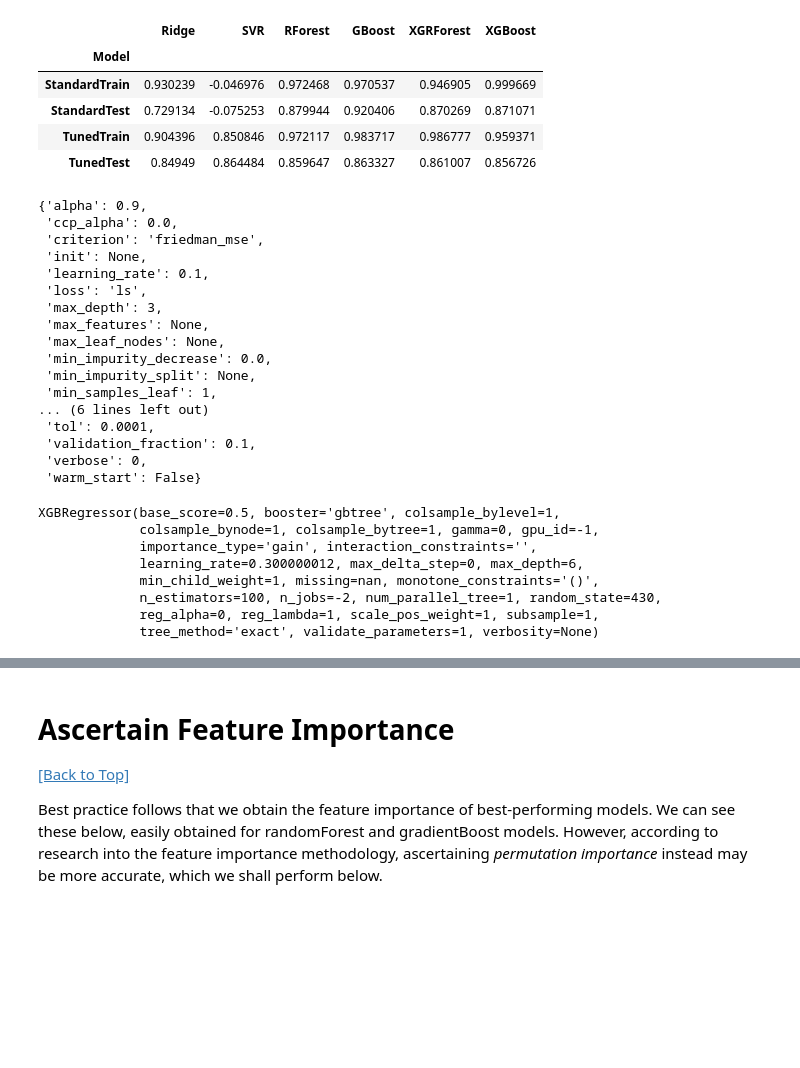
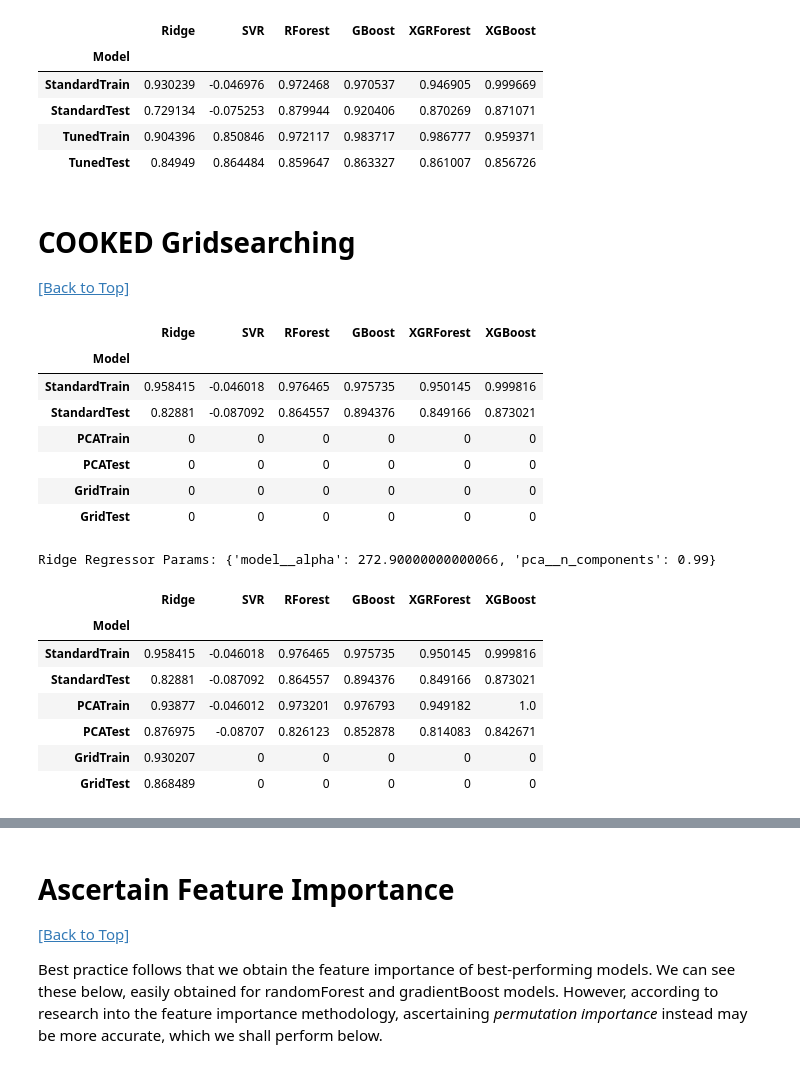
Before and after one commit to BaroqBard/IowaHousingPredictions, a Jupyter notebook: Iowa Housing Project - II. Modeling & Analysis.ipynb, the cells around one changed output, grey strips where cells are left out. Drawn from its saved outputs; the diff is of its cells as text; code cells hidden in the pictures; blank space fills up the shorter version.

```diff
--- a/Iowa Housing Project - II. Modeling & Analysis.ipynb
+++ b/Iowa Housing Project - II. Modeling & Analysis.ipynb
@@ -394,34 +569,52 @@ XGBooster Params: {'model__gamma': 0, 'model__max_depth': 2, 'model__n_estimator
 | StandardTest | 0.729134 | -0.075253 | 0.879944 | 0.920406 | 0.870269 | 0.871071 |
 | TunedTrain | 0.904396 | 0.850846 | 0.972117 | 0.983717 | 0.986777 | 0.959371 |
 | TunedTest | 0.84949 | 0.864484 | 0.859647 | 0.863327 | 0.861007 | 0.856726 |
-# %%
-gradientBoost.get_params()
-# %% [output]
-{'alpha': 0.9,
- 'ccp_alpha': 0.0,
- 'criterion': 'friedman_mse',
- 'init': None,
- 'learning_rate': 0.1,
- 'loss': 'ls',
- 'max_depth': 3,
- 'max_features': None,
- 'max_leaf_nodes': None,
- 'min_impurity_decrease': 0.0,
- 'min_impurity_split': None,
- 'min_samples_leaf': 1,
-... (6 lines left out)
- 'tol': 0.0001,
- 'validation_fraction': 0.1,
- 'verbose': 0,
- 'warm_start': False}
-# %%
-xgBooster
-# %% [output]
-XGBRegressor(base_score=0.5, booster='gbtree', colsample_bylevel=1,
-             colsample_bynode=1, colsample_bytree=1, gamma=0, gpu_id=-1,
-             importance_type='gain', interaction_constraints='',
-             learning_rate=0.300000012, max_delta_step=0, max_depth=6,
-             min_child_weight=1, missing=nan, monotone_constraints='()',
-             n_estimators=100, n_jobs=-2, num_parallel_tree=1, random_state=430,
-             reg_alpha=0, reg_lambda=1, scale_pos_weight=1, subsample=1,
-             tree_method='exact', validate_parameters=1, verbosity=None)
+# %% [markdown]
+# COOKED Gridsearching
+[[Back to Top]](#Iowa-Housing-Pricing:-Modeling-&-Analysis)
+# %%
+cooked_resul.head(6)
+# %% [output]
+|  | Ridge | SVR | RForest | GBoost | XGRForest | XGBoost |
+| Model |  |  |  |  |  |  |
+| StandardTrain | 0.958415 | -0.046018 | 0.976465 | 0.975735 | 0.950145 | 0.999816 |
+| StandardTest | 0.82881 | -0.087092 | 0.864557 | 0.894376 | 0.849166 | 0.873021 |
+| PCATrain | 0 | 0 | 0 | 0 | 0 | 0 |
+| PCATest | 0 | 0 | 0 | 0 | 0 | 0 |
+| GridTrain | 0 | 0 | 0 | 0 | 0 | 0 |
+| GridTest | 0 | 0 | 0 | 0 | 0 | 0 |
+# %%
+###################
+### Ridge Model ###
+###################
+
+# import new toys
+from sklearn import model_selection
+
+# reset items
+ridge2 = linear_model.Ridge()
+pca = PCA(random_state=430)
+
+# pipe & search
+ridge_grid = {'pca__n_components': [0.99],
+             'model__alpha': np.arange(270, 280, 0.1)}
+pipeline = Pipeline(steps=[('pca', pca),
+                          ('model', ridge2)])
+gs_ridge = model_selection.GridSearchCV(pipeline, ridge_grid, n_jobs=-2, cv=3)
+gs_ridge.fit(cooked_xtrain, cooked_ytrain['SalePrice'])
+print('Ridge Regressor Params: ' + str(gs_ridge.best_params_))
+
+# Tabulate Train Score & Test Score
+cooked_resul.iloc[4, 0] = gs_ridge.score(cooked_xtrain, cooked_ytrain['SalePrice'])
+cooked_resul.iloc[5, 0] = gs_ridge.score(x_test, y_test['SalePrice'])
+cooked_resul.head(6)
+# %% [output]
+Ridge Regressor Params: {'model__alpha': 272.90000000000066, 'pca__n_components': 0.99}
+|  | Ridge | SVR | RForest | GBoost | XGRForest | XGBoost |
+| Model |  |  |  |  |  |  |
+| StandardTrain | 0.958415 | -0.046018 | 0.976465 | 0.975735 | 0.950145 | 0.999816 |
+| StandardTest | 0.82881 | -0.087092 | 0.864557 | 0.894376 | 0.849166 | 0.873021 |
+| PCATrain | 0.93877 | -0.046012 | 0.973201 | 0.976793 | 0.949182 | 1.0 |
+| PCATest | 0.876975 | -0.08707 | 0.826123 | 0.852878 | 0.814083 | 0.842671 |
+| GridTrain | 0.930207 | 0 | 0 | 0 | 0 | 0 |
+| GridTest | 0.868489 | 0 | 0 | 0 | 0 | 0 |
```
Also changed, not shown: parts of 20 cells of this notebook.
